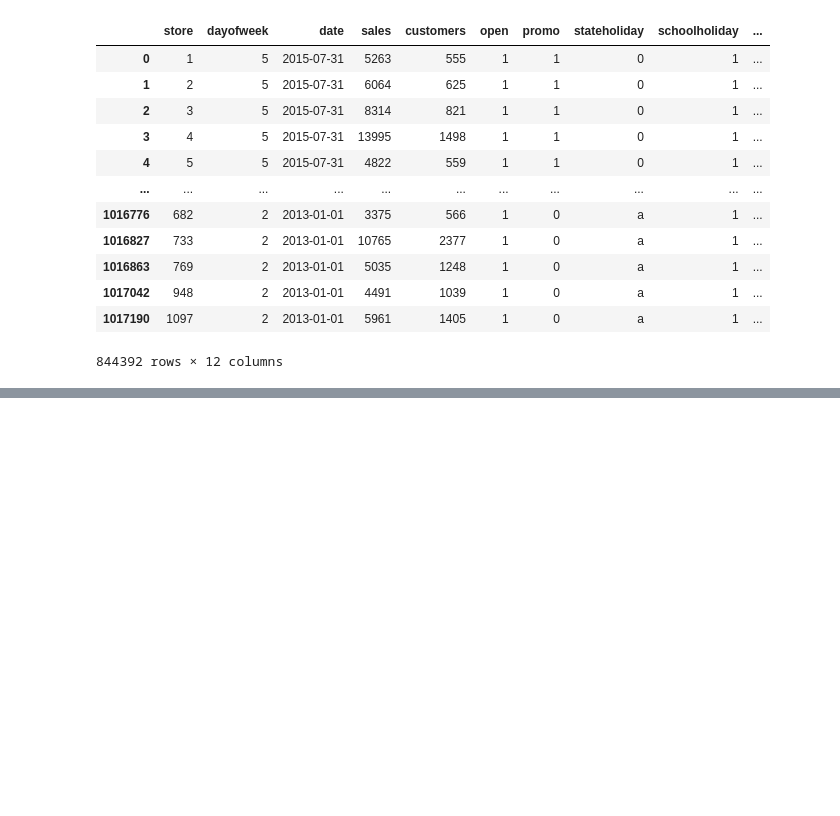
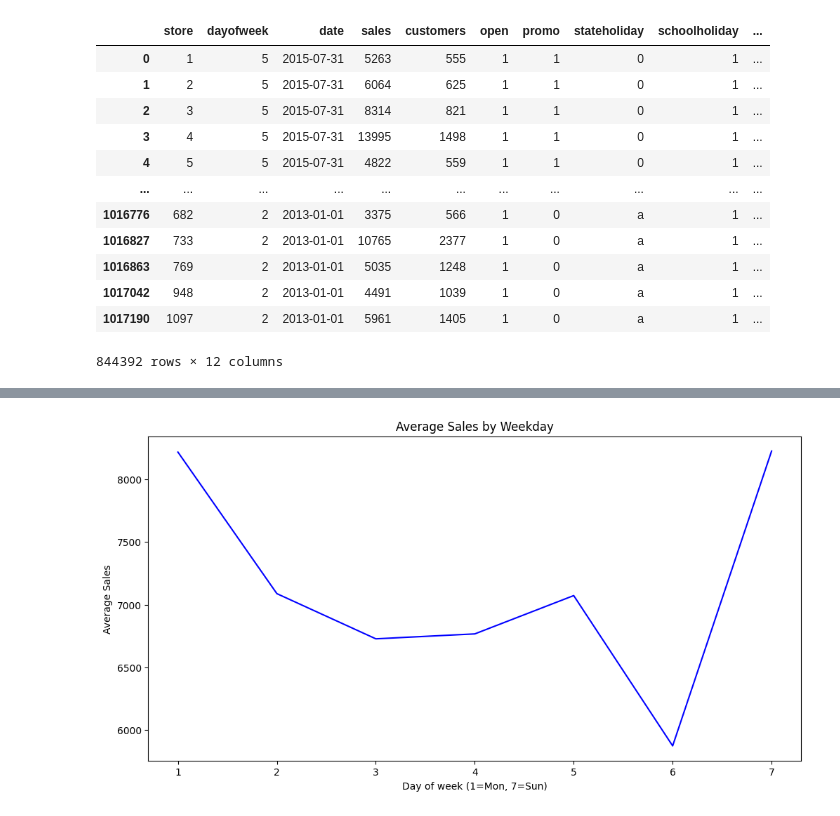
Before and after one commit to readulislamtamim/sales-forecasting, a Jupyter notebook: notebooks/main.ipynb, the cells around one changed output, grey strips where cells are left out. Cells and saved outputs as stored; diff of their text form; code cells hidden in the pictures; blank space fills up the shorter version.

```diff
--- a/notebooks/main.ipynb
+++ b/notebooks/main.ipynb
@@ -344,0 +363,4 @@ AttributeError: 'DataFrame' object has no attribute 'sort_value'
+# %%
+visualizer.plot_sales_by_weekday()
+# %% [output]
+[figure, added]
```
Also changed, not shown: parts of 6 cells of this notebook, 1 other file.
